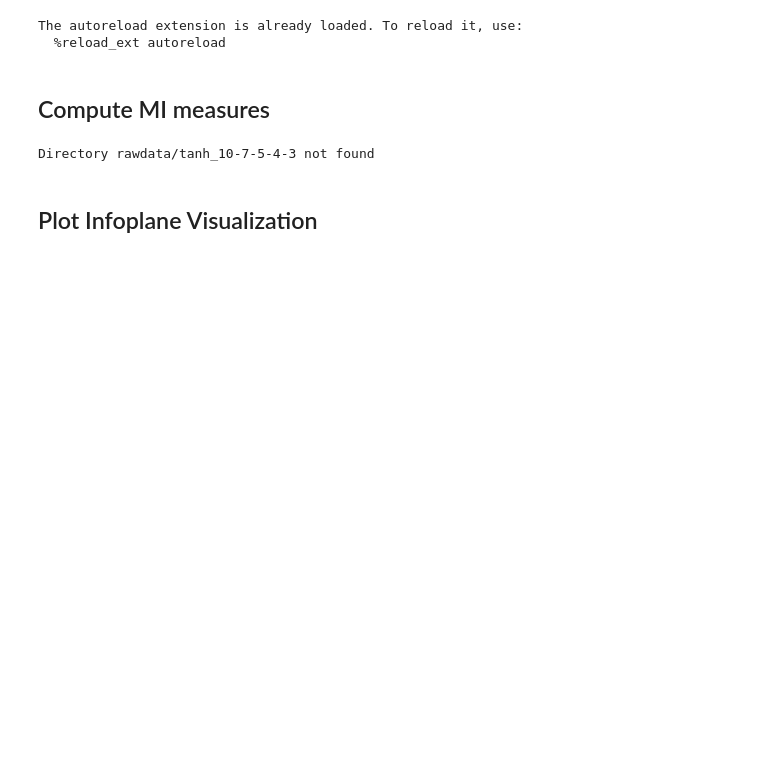
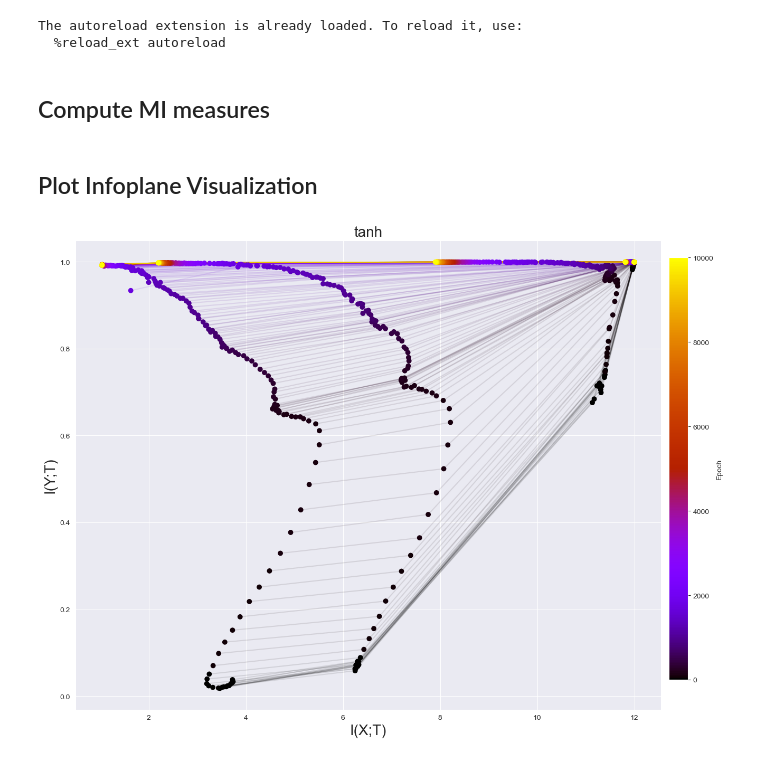
Before and after one commit to Liu-Huixia/learning-process-DNN, a Jupyter notebook: SZT_ComputeMI.ipynb, the cells around one changed output. Cells and saved outputs as stored; diff of their text form; code cells hidden in the pictures; blank space fills up the shorter version.

```diff
--- a/SZT_ComputeMI.ipynb
+++ b/SZT_ComputeMI.ipynb
@@ -17,18 +17,16 @@ from IPython.display import clear_output
 import kde
 import simplebinmi
 import matrixRenyi
+import utils
 
 %matplotlib inline
 import matplotlib.pyplot as plt
 import matplotlib.gridspec as gridspec
 import seaborn as sns
-sns.set_style('darkgrid')
 
-import utils
 
 # load data network was trained on
 trn, tst = utils.get_IB_data('2017_12_21_16_51_3_275766')
-
 
 # calc MI for train and test. Save_activations must have been run with cfg['FULL_MI'] = True
 FULL_MI = True
@@ -48,22 +46,24 @@ NUM_LABELS = 2
 COLORBAR_MAX_EPOCHS = 10001
 
 # Directories from which to load saved layer activity
-ARCH = '10-7-5-4-3'
-# ARCH = '10-8-6-4-2'
-
+# ARCH = '10-7-5-4-3'
+ARCH = '10-8-6-4-2'
 
 DIR_TEMPLATE = '%%s_%s'%ARCH
 
 # Functions to return upper and lower bounds on entropy of layer activity
 noise_variance = 1e-1                # Added Gaussian noise variance
-binsize =0.07       # binsize
-num_of_bins = 30
-# size of bins for binning method
+# NOTE: the noise is only added into the estimation process, not training process
+# Adding noise during training is also worth a trybinsize =0.07       # binsize
+num_of_bins = 30    # if you choose num_of_bins, you may need to change the function in simplebinmi.py
+
+# refer demo.py for more details
 Klayer_activity = K.placeholder(ndim=2)  # Keras placeholder
 entropy_func_upper = K.function([Klayer_activity,], [kde.entropy_estimator_kl(Klayer_activity, noise_variance),])
 entropy_func_lower = K.function([Klayer_activity,], [kde.entropy_estimator_bd(Klayer_activity, noise_variance),])
 
 # nats to bits conversion factor
+# we used the log_2 in results
 nats2bits = 1.0/np.log(2)
 
 # Save indexes of tests data for each of the output classes
@@ -169,12 +169,7 @@ for activation in measures.keys():
                 cepochdata['MI_XM_bin'].append( nats2bits * binxm )
                 cepochdata['MI_YM_bin'].append( nats2bits * binym )
                 # pstr += ' | bin: MI(X;M)=%0.3f, MI(Y;M)=%0.3f' % (cepochdata['MI_XM_bin'][-1], cepochdata['MI_YM_bin'][-1])
-            # if DO_MATRIX_BASED:
-
-
         measures[activation][epoch] = cepochdata
-# %% [output]
-Directory rawdata/tanh_10-7-5-4-3 not found
 # %%
 # Save the MI results
 with open(f"MIs/{ARCH}_MIs.pickle", "wb") as f:
@@ -191,31 +186,33 @@ infoplane_measure = 'bin'
 
 max_epoch = max( (max(vals.keys()) if len(vals) else 0) for vals in measures.values())
 sm = plt.cm.ScalarMappable(cmap='gnuplot', norm=plt.Normalize(vmin=0, vmax=COLORBAR_MAX_EPOCHS))
 sm._A = []
 
 fig=plt.figure(figsize=(12,10))
 for actndx, (activation, vals) in enumerate(measures.items()):
 
     epochs = sorted(vals.keys())
     if not len(epochs):
         continue
     # plt.subplot(1,2,actndx+1)
     for epoch in epochs:
         c = sm.to_rgba(epoch)
         xmvals = np.array(vals[epoch]['MI_XM_'+infoplane_measure])[PLOT_LAYERS]
         ymvals = np.array(vals[epoch]['MI_YM_'+infoplane_measure])[PLOT_LAYERS]
         plt.plot(xmvals, ymvals, c=c, alpha=0.1, zorder=1)
         plt.scatter(xmvals, ymvals, s=50, facecolors=[c for _ in PLOT_LAYERS], edgecolor='none', zorder=2)
 
     plt.xlabel('I(X;T)',fontsize=20)
     plt.ylabel('I(Y;T)',fontsize=20)
     plt.title(activation,fontsize=20)
 
 cbaxes = fig.add_axes([1.0, 0.125, 0.03, 0.8])
 plt.colorbar(sm, label='Epoch', cax=cbaxes)
 plt.tight_layout()
 
 
-DO_SAVE = True
+DO_SAVE = False
 if DO_SAVE:
     plt.savefig('plots/' + DIR_TEMPLATE % ('infoplane_'+activation+'_'+infoplane_measure),bbox_inches='tight')
+# %% [output]
+[figure, added]
```
Also changed, not shown: parts of 1 cell of this notebook.
